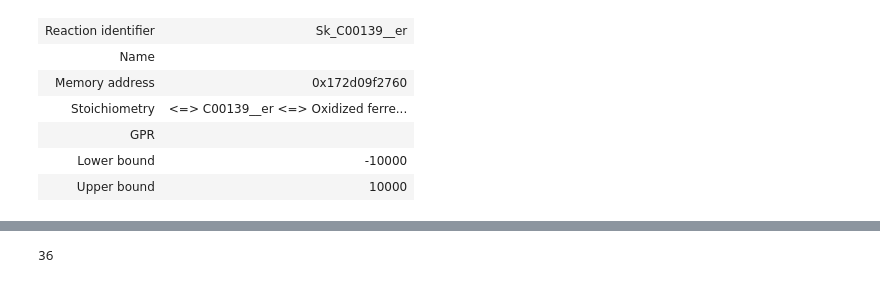
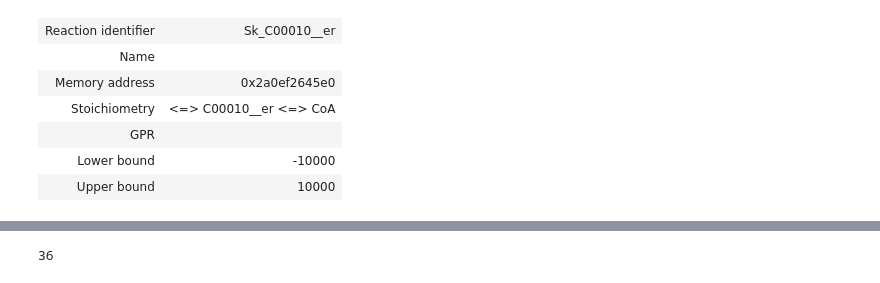
Before and after one commit to ecunha1996/GSMMutils, a Jupyter notebook: examples/Ngaditana.ipynb, the cells around one changed output, grey strips where cells are left out. Saved outputs shown, nothing was run; the diff lists cells and outputs as text; code cells hidden in the pictures.

```diff
--- a/examples/Ngaditana.ipynb
+++ b/examples/Ngaditana.ipynb
@@ -52,11 +16,13 @@ Model loaded
 # %%
-model.create_sink("C00138__er")
-model.create_sink("C00139__er")
+# model.create_sink("C00138__er")
+# model.create_sink("C00139__er")
+# model.create_sink("C00229__chlo")
+model.create_sink("C00010__er")
 # %% [output]
-| Reaction identifier | Sk_C00139__er |
+| Reaction identifier | Sk_C00010__er |
 | Name |  |
-| Memory address | 0x172d09f2760 |
-| Stoichiometry | <=> C00139__er <=> Oxidized ferre... |
+| Memory address | 0x2a0ef2645e0 |
+| Stoichiometry | <=> C00010__er <=> CoA |
 | GPR |  |
 | Lower bound | -10000 |
 | Upper bound | 10000 |
```
Also changed, not shown: parts of 13 cells of this notebook, 9 other files.
